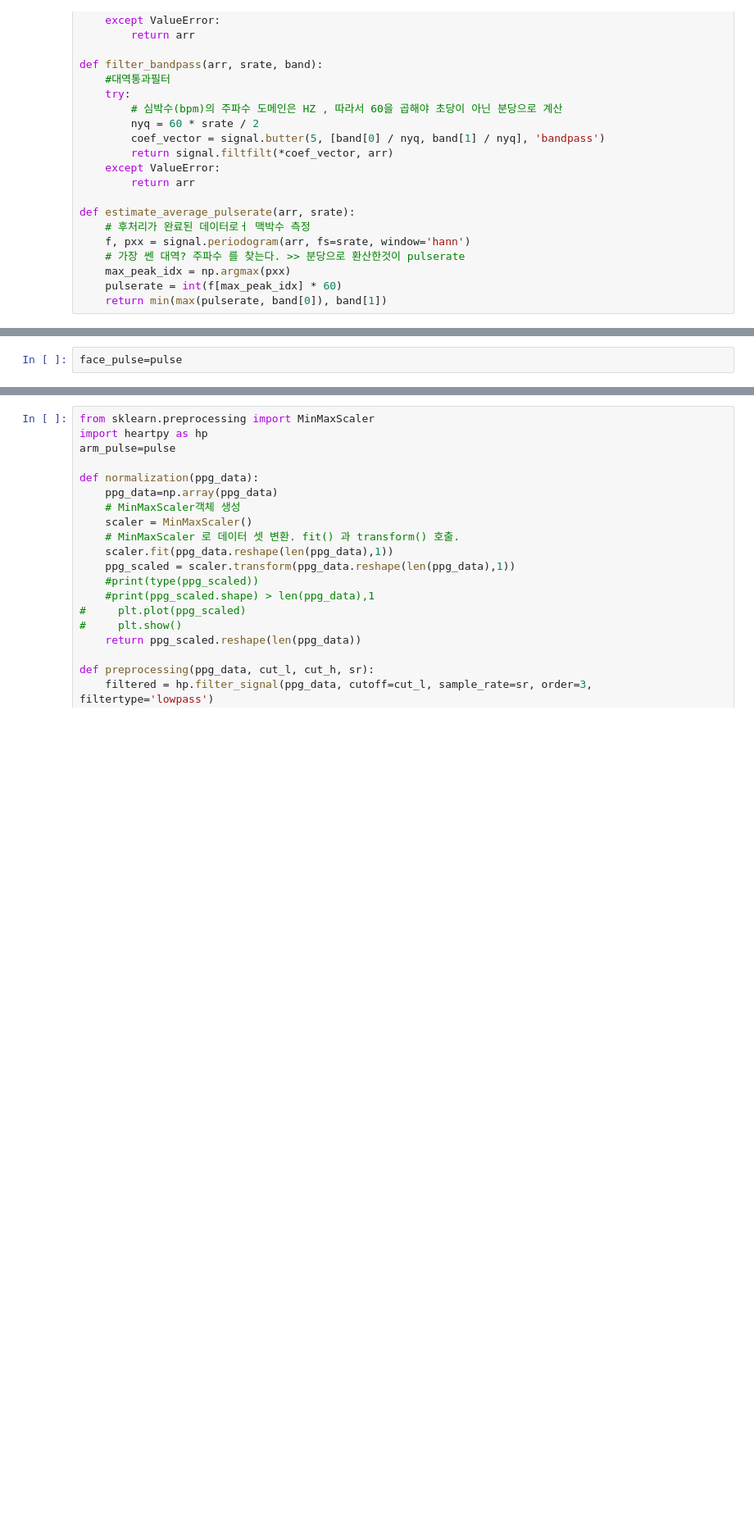
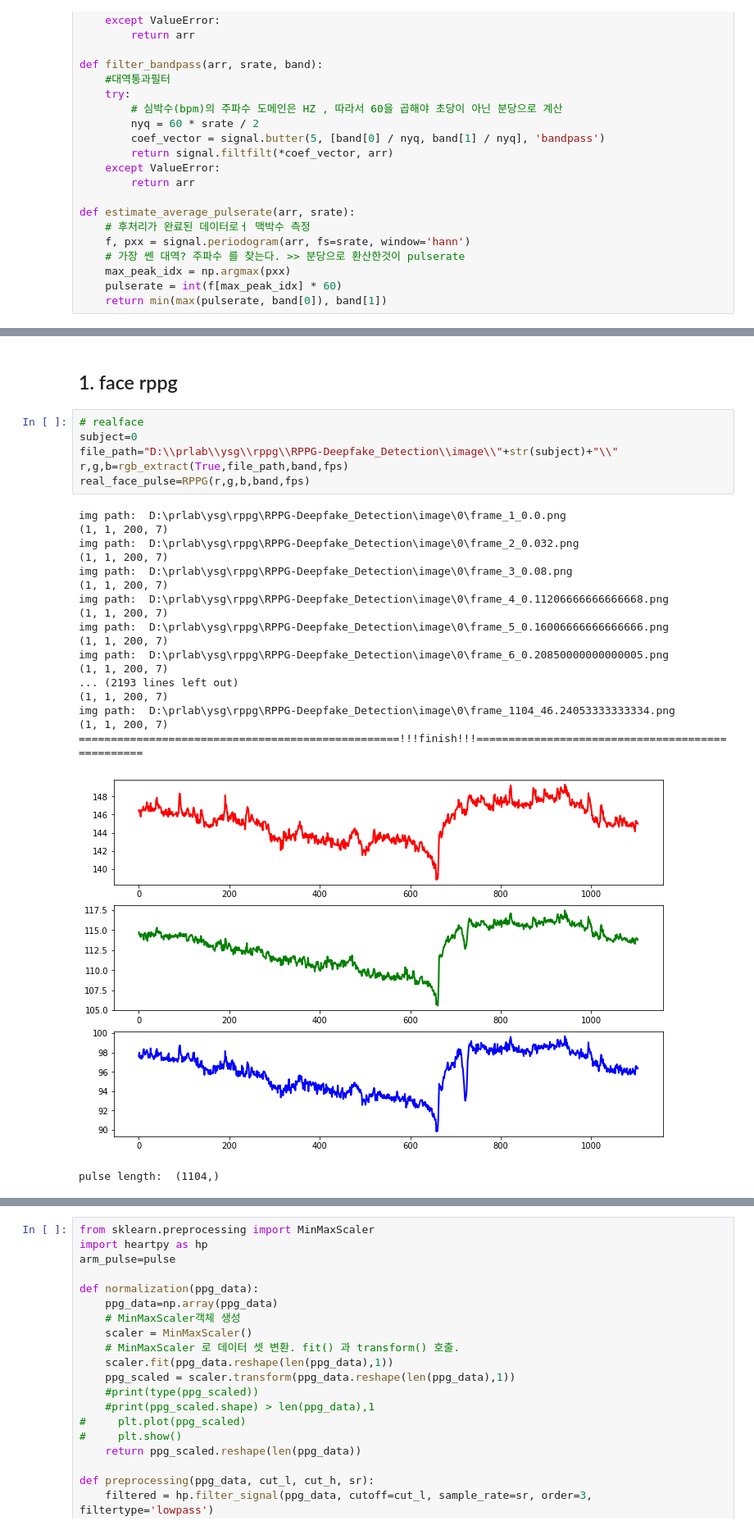
Before and after one commit to sugyeong-yu/RPPG-Deepfake_Detection, a Jupyter notebook: code/rPPG.ipynb, the cells around one changed output, grey strips where cells are left out. Shown at 82% size. Drawn from its saved outputs; the diff is of its cells as text; blank space fills up the shorter version.

```diff
--- a/code/rPPG.ipynb
+++ b/code/rPPG.ipynb
@@ -234,2 +212,28 @@ pulse length:  (5401,)
-# %%
-face_pulse=pulse
+# %% [markdown]
+## 1. face rppg
+# %%
+# realface
+subject=0
+file_path="D:\\prlab\\ysg\\rppg\\RPPG-Deepfake_Detection\\image\\"+str(subject)+"\\"
+r,g,b=rgb_extract(True,file_path,band,fps)
+real_face_pulse=RPPG(r,g,b,band,fps)
+# %% [output]
+img path:  D:\prlab\ysg\rppg\RPPG-Deepfake_Detection\image\0\frame_1_0.0.png
+(1, 1, 200, 7)
+img path:  D:\prlab\ysg\rppg\RPPG-Deepfake_Detection\image\0\frame_2_0.032.png
+(1, 1, 200, 7)
+img path:  D:\prlab\ysg\rppg\RPPG-Deepfake_Detection\image\0\frame_3_0.08.png
+(1, 1, 200, 7)
+img path:  D:\prlab\ysg\rppg\RPPG-Deepfake_Detection\image\0\frame_4_0.11206666666666668.png
+(1, 1, 200, 7)
+img path:  D:\prlab\ysg\rppg\RPPG-Deepfake_Detection\image\0\frame_5_0.16006666666666666.png
+(1, 1, 200, 7)
+img path:  D:\prlab\ysg\rppg\RPPG-Deepfake_Detection\image\0\frame_6_0.20850000000000005.png
+(1, 1, 200, 7)
+... (2193 lines left out)
+(1, 1, 200, 7)
+img path:  D:\prlab\ysg\rppg\RPPG-Deepfake_Detection\image\0\frame_1104_46.24053333333334.png
+(1, 1, 200, 7)
+==================================================!!!finish!!!=================================================
+[figure, added]
+pulse length:  (1104,)
```
Also changed, not shown: parts of 27 cells of this notebook, 7 other files.
